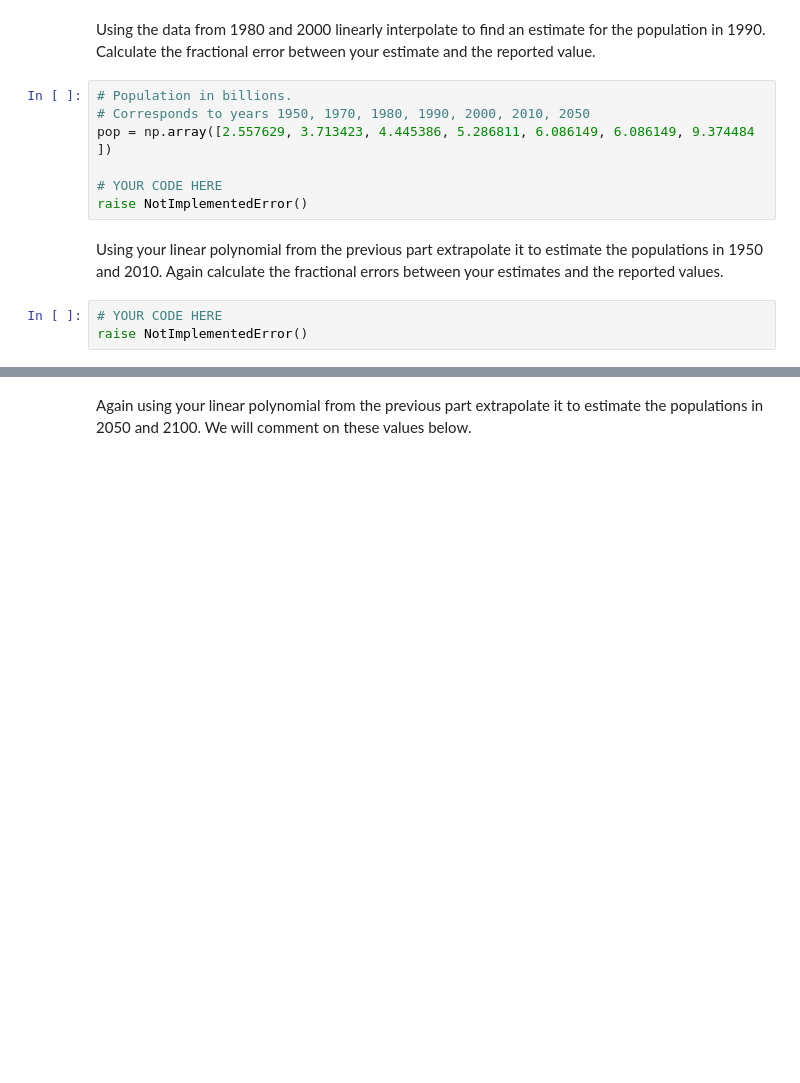
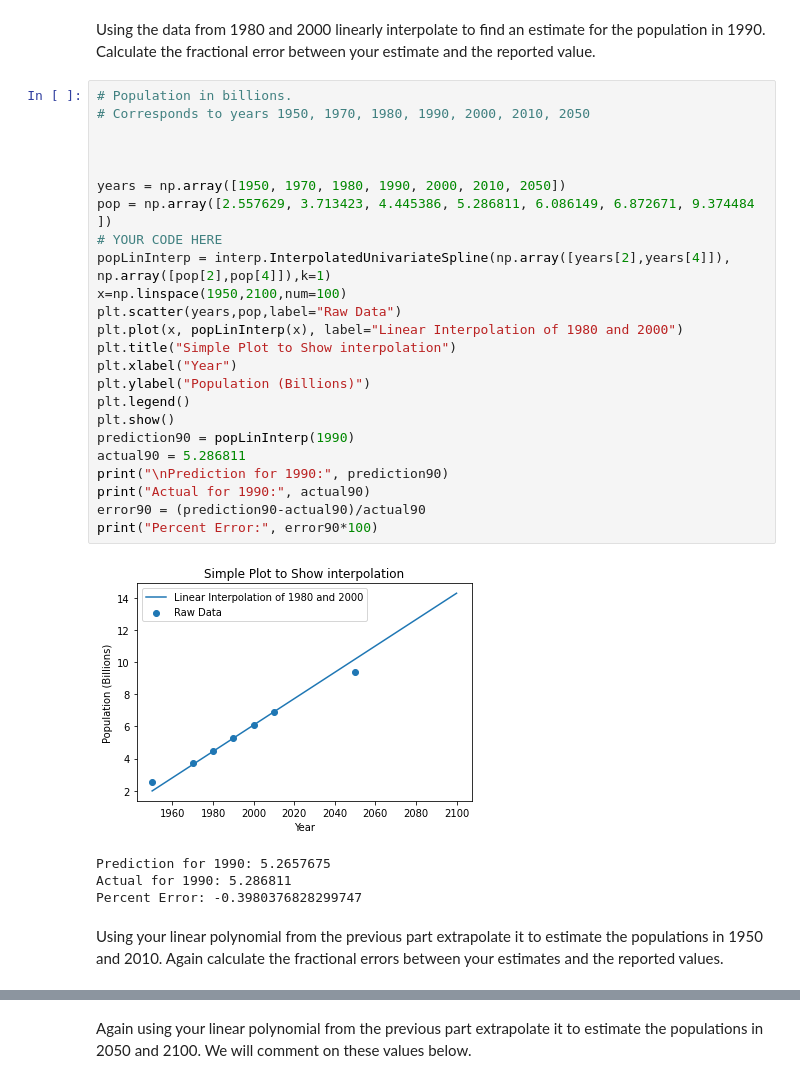
Before and after one commit to jmahlers/P427, a Jupyter notebook: Homework2/Ahlers_Homework2.ipynb, the cells around one changed output, grey strips where cells are left out. Saved outputs shown, nothing was run; the diff lists cells and outputs as text; blank space fills up the shorter version.

```diff
--- a/Homework2/Ahlers_Homework2.ipynb
+++ b/Homework2/Ahlers_Homework2.ipynb
@@ -237,17 +289,36 @@ For our purposes we can truncate the values to a few significant digits.*]
 Using the data from 1980 and 2000 linearly interpolate to find an estimate for the
 population in 1990. Calculate the fractional error between your estimate and the
 reported value.
-# %%
-# Population in billions.
-# Corresponds to years 1950, 1970, 1980, 1990, 2000, 2010, 2050
-pop = np.array([2.557629, 3.713423, 4.445386, 5.286811, 6.086149, 6.086149, 9.374484 ])
-
-# YOUR CODE HERE
-raise NotImplementedError()
+# %%
+# Population in billions.
+# Corresponds to years 1950, 1970, 1980, 1990, 2000, 2010, 2050
+
+
+
+years = np.array([1950, 1970, 1980, 1990, 2000, 2010, 2050])
+pop = np.array([2.557629, 3.713423, 4.445386, 5.286811, 6.086149, 6.872671, 9.374484 ])
+# YOUR CODE HERE
+popLinInterp = interp.InterpolatedUnivariateSpline(np.array([years[2],years[4]]), np.array([pop[2],pop[4]]),k=1)
+x=np.linspace(1950,2100,num=100)
+plt.scatter(years,pop,label="Raw Data")
+plt.plot(x, popLinInterp(x), label="Linear Interpolation of 1980 and 2000")
+plt.title("Simple Plot to Show interpolation")
+plt.xlabel("Year")
+plt.ylabel("Population (Billions)")
+plt.legend()
+plt.show()
+prediction90 = popLinInterp(1990)
+actual90 = 5.286811
+print("\nPrediction for 1990:", prediction90)
+print("Actual for 1990:", actual90)
+error90 = (prediction90-actual90)/actual90
+print("Percent Error:", error90*100)
+# %% [output]
+[figure, added]
+Prediction for 1990: 5.2657675
+Actual for 1990: 5.286811
+Percent Error: -0.3980376828299747
 # %% [markdown]
 Using your linear polynomial from the previous part extrapolate it to estimate the
 populations in 1950 and 2010. Again calculate the fractional errors between your
 estimates and the reported values.
-# %%
-# YOUR CODE HERE
-raise NotImplementedError()
```
Also changed, not shown: parts of 15 cells of this notebook.
